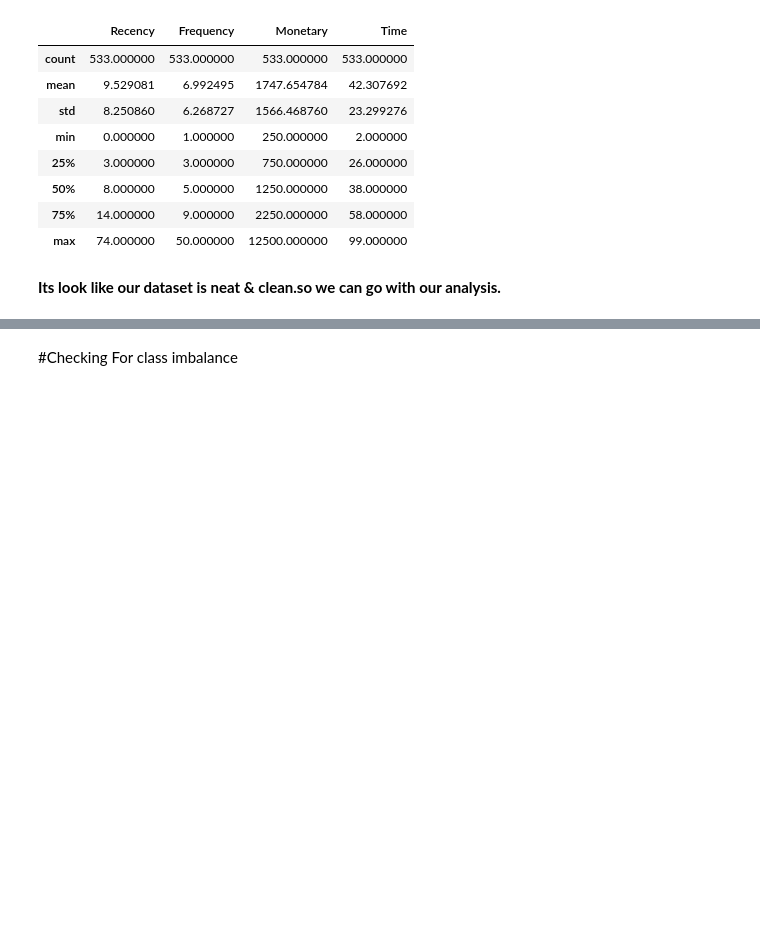
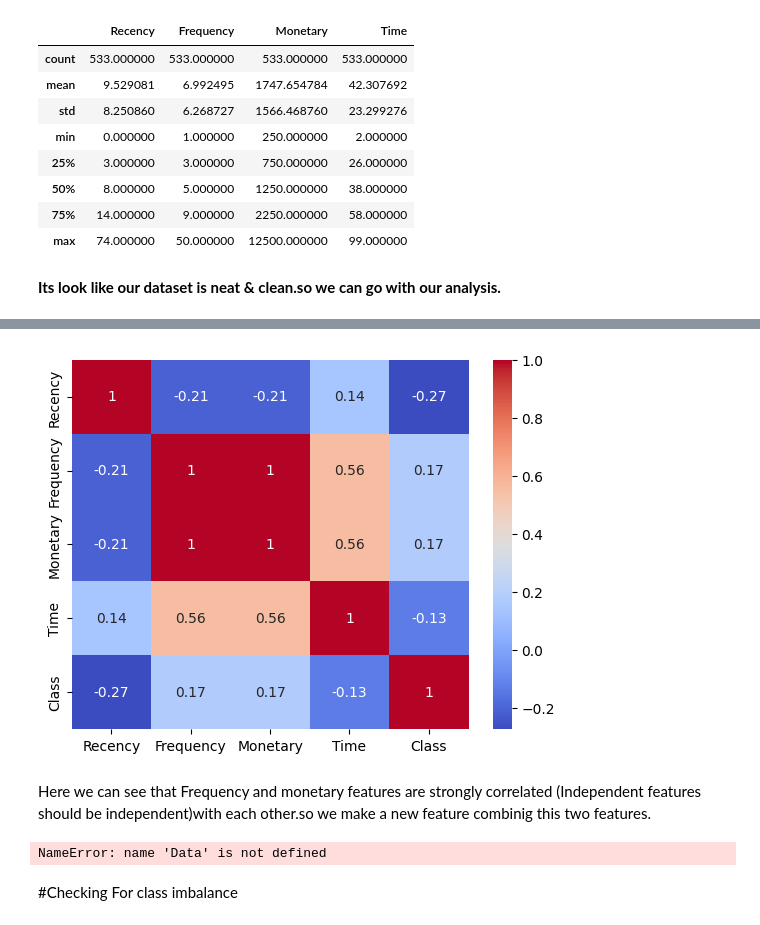
Before and after one commit to Amitkumardas123/Personalized-Healthcare-Recommendations, a Jupyter notebook: Personalized_Healthcare_Recommendations.ipynb, the cells around one changed output, grey strips where cells are left out. Cells and saved outputs as stored; diff of their text form; code cells hidden in the pictures; blank space fills up the shorter version.

```diff
--- a/Personalized_Healthcare_Recommendations.ipynb
+++ b/Personalized_Healthcare_Recommendations.ipynb
@@ -241,3 +266,18 @@ Data.describe()
+# %%
+# Correlation matrix to see relationships between variables
+
+corr_matrix = Data.corr()
+sns.heatmap(corr_matrix, annot=True, cmap='coolwarm')
+plt.show()
+# %% [output]
+[figure, added]
+# %% [markdown]
+Here we can see that Frequency and monetary features are strongly correlated (Independent features should be independent)with each other.so we make a new feature combinig this two features.
+# %%
+# Creating a new feature combining Monetary and Frequency
+Data['Frequency_Monetary'] = Data['Monetary'] * Data['Frequency']
+# %% [output]
+NameError: name 'Data' is not defined
 # %% [markdown]
 #Checking For class imbalance
 # %%
```
Also changed, not shown: parts of 3 cells of this notebook.
